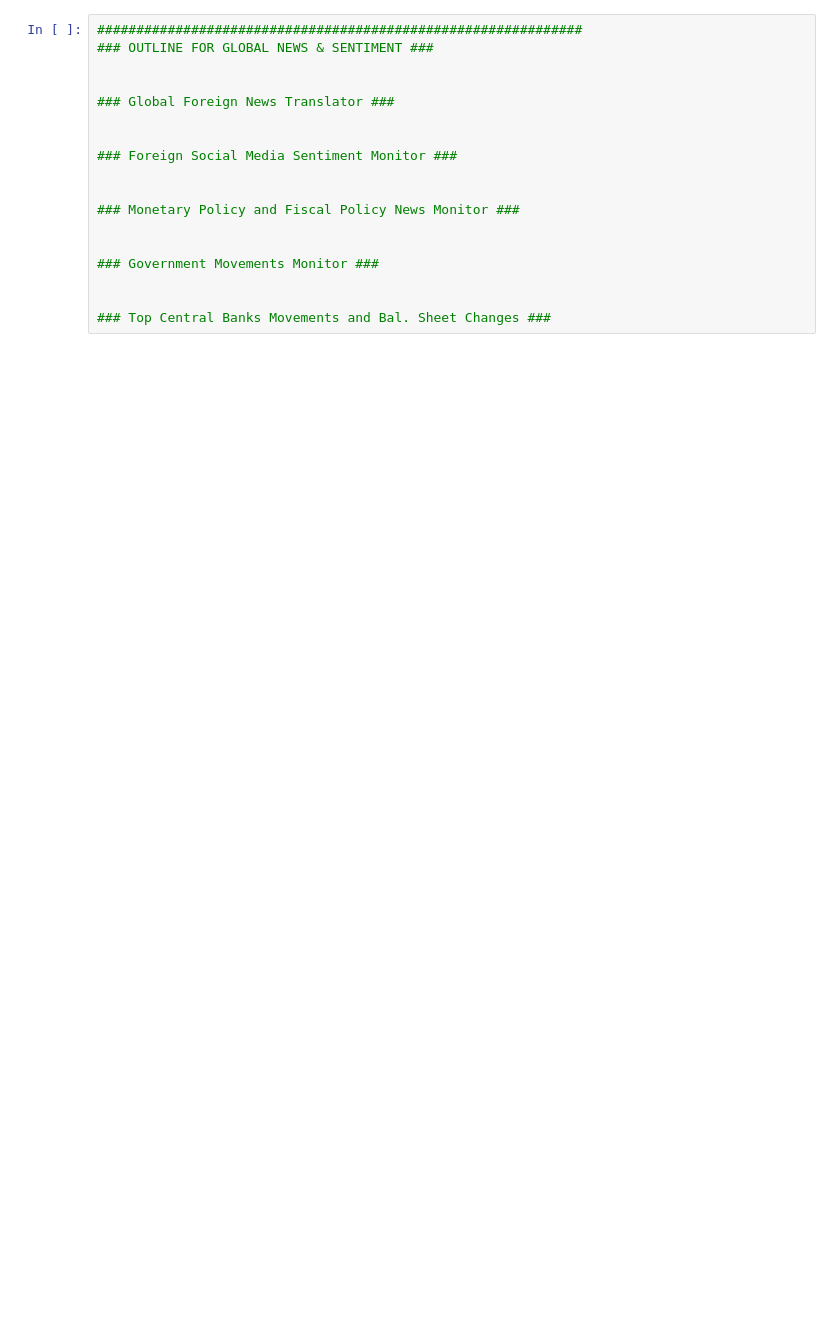
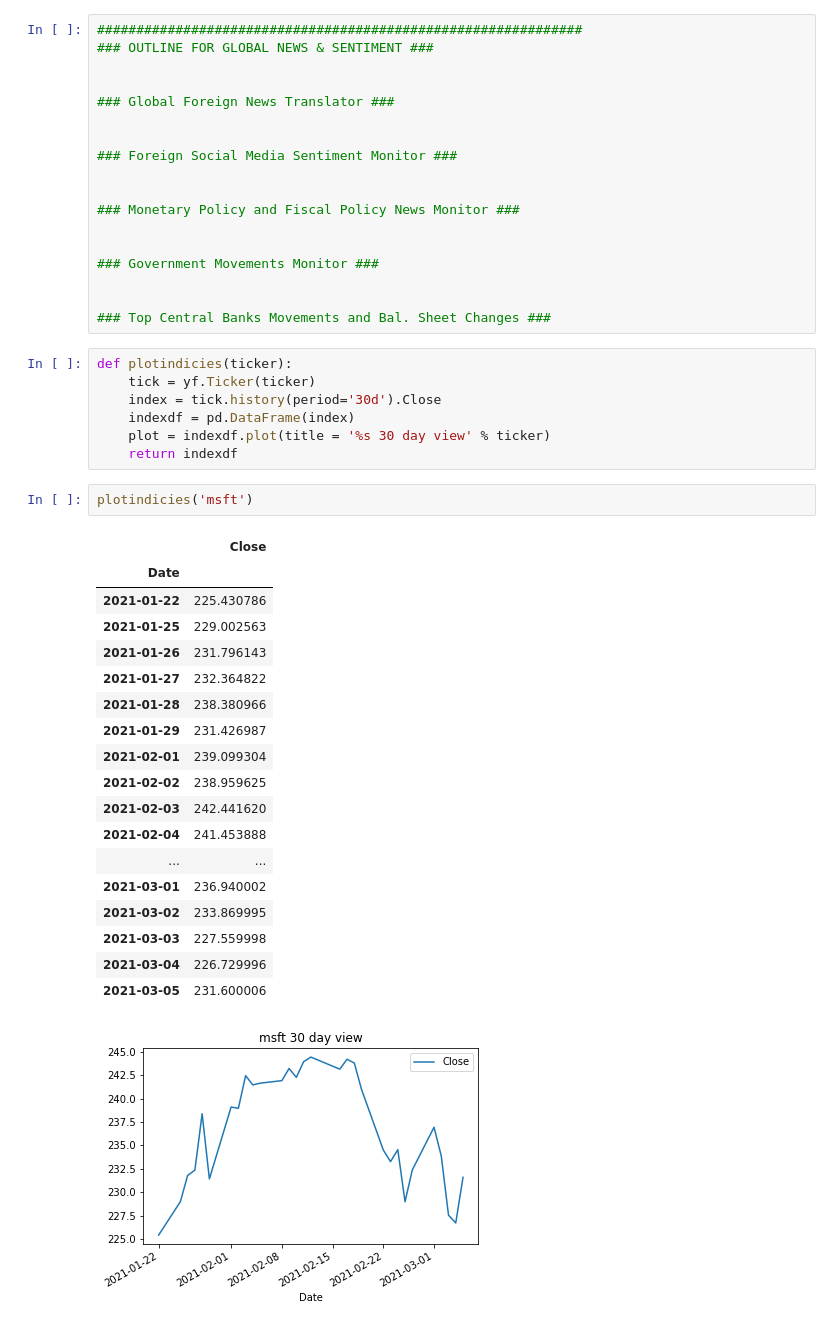
Before and after one commit to ryanhhogan3/financialintel, a Jupyter notebook: Outlines.ipynb, the cells around one changed output. Cells and saved outputs as stored; diff of their text form; blank space fills up the shorter version.

```diff
--- a/Outlines.ipynb
+++ b/Outlines.ipynb
@@ -156,3 +163,32 @@ for tick in ticker:
 
 
 ### Top Central Banks Movements and Bal. Sheet Changes ###
+# %%
+def plotindicies(ticker):
+    tick = yf.Ticker(ticker)
+    index = tick.history(period='30d').Close
+    indexdf = pd.DataFrame(index)
+    plot = indexdf.plot(title = '%s 30 day view' % ticker)
+    return indexdf
+# %%
+plotindicies('msft')
+# %% [output]
+|  | Close |
+| Date |  |
+| 2021-01-22 | 225.430786 |
+| 2021-01-25 | 229.002563 |
+| 2021-01-26 | 231.796143 |
+| 2021-01-27 | 232.364822 |
+| 2021-01-28 | 238.380966 |
+| 2021-01-29 | 231.426987 |
+| 2021-02-01 | 239.099304 |
+| 2021-02-02 | 238.959625 |
+| 2021-02-03 | 242.441620 |
+| 2021-02-04 | 241.453888 |
+| ... | ... |
+| 2021-03-01 | 236.940002 |
+| 2021-03-02 | 233.869995 |
+| 2021-03-03 | 227.559998 |
+| 2021-03-04 | 226.729996 |
+| 2021-03-05 | 231.600006 |
+[figure, added]
```
Also changed, not shown: parts of 1 cell of this notebook.
